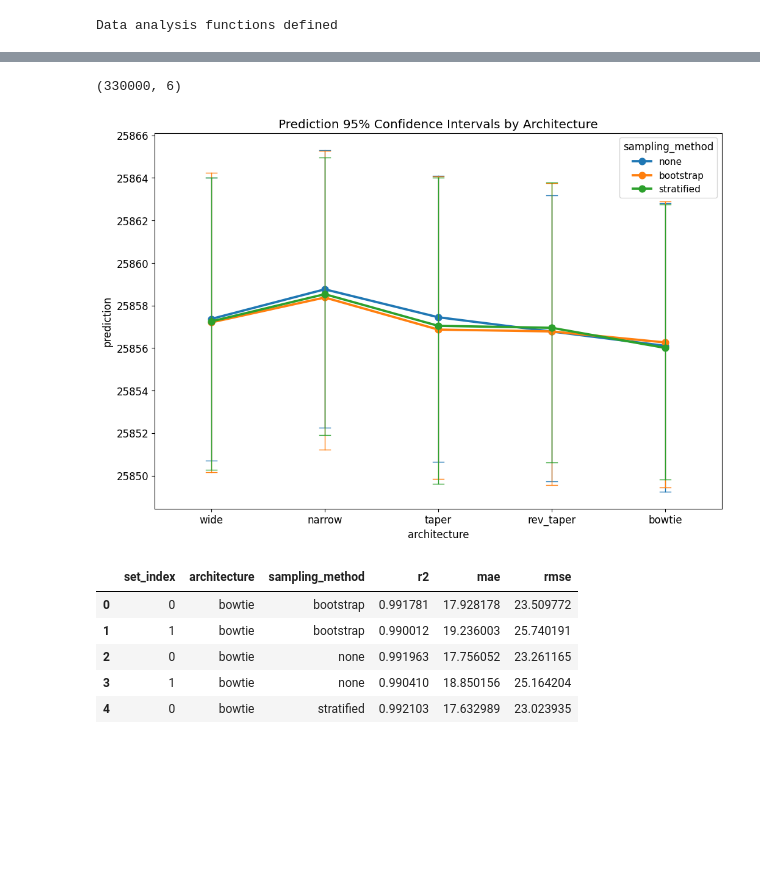
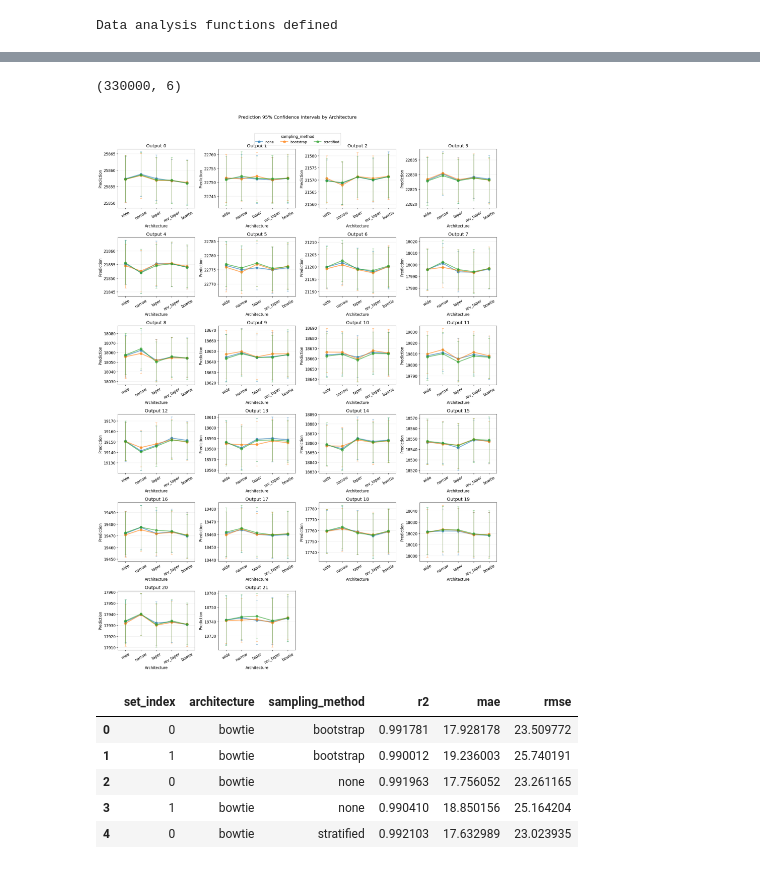
Before and after one commit to dayton2/pymaise_final_project, a Jupyter notebook: final_project_tasks.ipynb, the cells around one changed output, grey strips where cells are left out. Cells and saved outputs as stored; diff of their text form; code cells hidden in the pictures; blank space fills up the shorter version.

Commit message:
Added distribution, conf interval, and score plots; Added CHF dataset

```diff
--- a/final_project_tasks.ipynb
+++ b/final_project_tasks.ipynb
@@ -383,13 +391,17 @@ print('Sampled train sets created')
 Sampled train sets created
 # %%
 def train_and_predict(random_search, train_sets, X_test_sets, architecture):
+    print('-'*40)
     print(f'Starting model training for {architecture} architecture')
-    print('-'*30)
+    print('-'*40)
     predictions = []
     for index, train_set in train_sets.iterrows():
         print(f'Training on set {index} out of {train_sets.shape[0]}')
-        random_search.fit(train_set['X_train_set'], train_set['Y_train_set'])
+        Y_train = ensure_2d_targets(train_set['Y_train_set'])
+        fit_y = Y_train.ravel() if Y_train.shape[1] == 1 else Y_train
+        random_search.fit(train_set['X_train_set'], fit_y)
         Y_pred = random_search.predict(X_test_sets[train_set['set_index']])
+        Y_pred = ensure_2d_targets(Y_pred)
         for i in np.arange(Y_pred.shape[0]):
             for j in np.arange(Y_pred.shape[1]):
                 predictions.append({
@@ -413,7 +425,7 @@ def get_scores_from_pred_df(pred_df, Y_test_sets):
             .sort_index(axis=1)
             .to_numpy()
         )
-        Y_true = Y_test_sets[set_index]
+        Y_true = ensure_2d_targets(Y_test_sets[set_index])
         scores.append({
             'set_index': set_index,
             'architecture': architecture,
@@ -504,27 +516,73 @@ uq_results_df.head()
 | 3 | 0 | bowtie | bootstrap | 3 | 22827.824598 | 15374.373931 | 123.993443 | ... |
 | 4 | 0 | bowtie | bootstrap | 4 | 21852.613065 | 17278.982051 | 131.449542 | ... |
 # %%
-# Use seaborn to show line plot with confidence intervals.
+# Use seaborn to show each output index on its own subplot with confidence intervals.
 print(pred_df.shape)
 
-sns.pointplot(
-    data=pred_df[pred_df['output_index'] == 0],
-    x="architecture",
-    y="prediction",
-    hue='sampling_method',
-    estimator="mean",
-    errorbar=("ci", 95),   # 95% confidence interval
-    err_kws={'linewidth': 1},
-    capsize=0.1,
-    markers="o",
-    linestyles="-"
-)
+def plot_predictions_by_output(pred_df, output_indices=None, n_cols=4):
+    if output_indices is None:
+        output_indices = sorted(pred_df['output_index'].unique())
 
-plt.title('Prediction 95% Confidence Intervals by Architecture')
-plt.show()
+    n_outputs = len(output_indices)
+    n_rows = int(np.ceil(n_outputs / n_cols))
+    fig, axes = plt.subplots(
+        n_rows,
+        n_cols,
+        figsize=(4.5 * n_cols, 4 * n_rows),
+        squeeze=False
+    )
+    axes = axes.flatten()
+    legend_handles = None
+    legend_labels = None
+
+    for ax, output_index in zip(axes, output_indices):
+        output_pred_df = pred_df[pred_df['output_index'] == output_index]
+
+        sns.pointplot(
+            data=output_pred_df,
+            x='architecture',
+            y='prediction',
+            hue='sampling_method',
+            alpha=0.6,
+            estimator='mean',
+            errorbar=('ci', 95),
+            err_kws={'linewidth': 1},
+            capsize=0.1,
+            markers='o',
+            linestyles='-',
+            ax=ax
+        )
+        ax.set_title(f'Output {output_index}')
+        ax.set_xlabel('Architecture')
+        ax.set_ylabel('Prediction')
+        ax.tick_params(axis='x', rotation=30)
+        ax.grid(axis='y', alpha=0.25)
+
+        if ax.get_legend() is not None:
+            legend_handles, legend_labels = ax.get_legend_handles_labels()
+            ax.get_legend().remove()
+
+    for ax in axes[n_outputs:]:
+        ax.set_visible(False)
+
+    if legend_handles is not None:
+        fig.legend(
+            legend_handles,
+            legend_labels,
+            title='sampling_method',
+            loc='upper center',
+            ncol=len(legend_labels),
+            bbox_to_anchor=(0.5, 1.0)
+        )
+
+    fig.suptitle('Prediction 95% Confidence Intervals by Architecture', y=1.03)
+    plt.tight_layout()
+    plt.show()
+
+plot_predictions_by_output(pred_df)
 # %% [output]
 (330000, 6)
-[figure, old version]
+[figure, new version]
 # %%
 scores_df = get_scores_from_pred_df(pred_df, Y_test_sets)
 scores_df.head()
```
Also changed, not shown: parts of 6 cells of this notebook, 3 other files.
